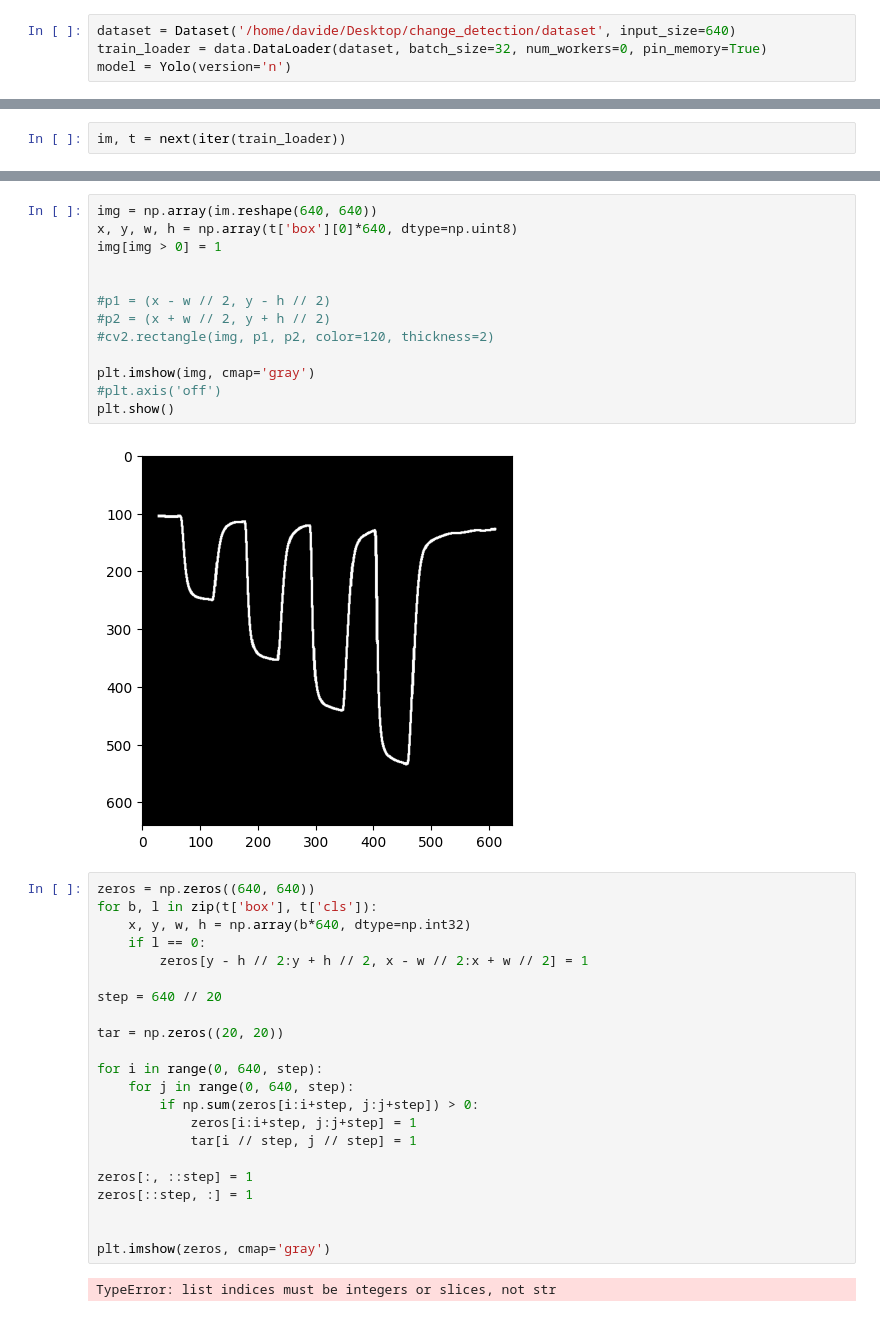
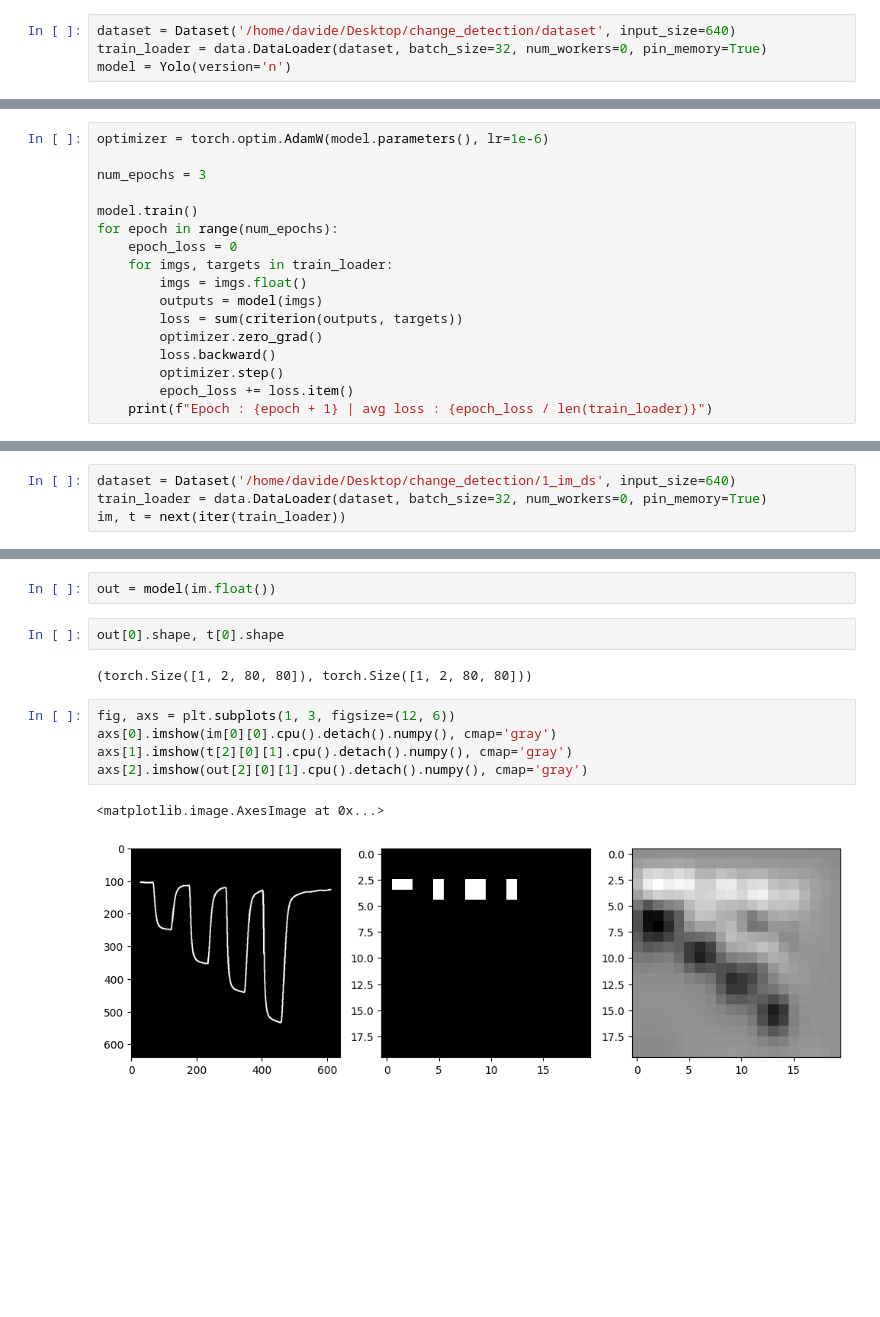
Before and after one commit to davide710/change_detection, a Jupyter notebook: test.ipynb, the cells around one changed output, grey strips where cells are left out. Saved outputs shown, nothing was run; the diff lists cells and outputs as text; blank space fills up the shorter version.

Commit message:
simple model mwe

```diff
--- a/test.ipynb
+++ b/test.ipynb
@@ -118,0 +167,17 @@ class SimpleLoss:
+# %%
+optimizer = torch.optim.AdamW(model.parameters(), lr=1e-6)
+
+num_epochs = 3
+
+model.train()
+for epoch in range(num_epochs):
+    epoch_loss = 0
+    for imgs, targets in train_loader:
+        imgs = imgs.float()
+        outputs = model(imgs)
+        loss = sum(criterion(outputs, targets))
+        optimizer.zero_grad()
+        loss.backward()
+        optimizer.step()
+        epoch_loss += loss.item()
+    print(f"Epoch : {epoch + 1} | avg loss : {epoch_loss / len(train_loader)}")
@@ -119,2 +188,4 @@ class SimpleLoss:
 # %%
+dataset = Dataset('/home/davide/Desktop/change_detection/1_im_ds', input_size=640)
+train_loader = data.DataLoader(dataset, batch_size=32, num_workers=0, pin_memory=True)
 im, t = next(iter(train_loader))
@@ -134,39 +192,14 @@ plt.imshow(t[2][0][0], cmap='gray')
-# %%
-img = np.array(im.reshape(640, 640))
-x, y, w, h = np.array(t['box'][0]*640, dtype=np.uint8)
-img[img > 0] = 1
-
-
-#p1 = (x - w // 2, y - h // 2)
-#p2 = (x + w // 2, y + h // 2)
-#cv2.rectangle(img, p1, p2, color=120, thickness=2)
-
-plt.imshow(img, cmap='gray')
-#plt.axis('off')
-plt.show()
-# %% [output]
-[figure, removed]
-# %%
-zeros = np.zeros((640, 640))
-for b, l in zip(t['box'], t['cls']):
-    x, y, w, h = np.array(b*640, dtype=np.int32)
-    if l == 0:
-        zeros[y - h // 2:y + h // 2, x - w // 2:x + w // 2] = 1
-
-step = 640 // 20
-
-tar = np.zeros((20, 20))
-
-for i in range(0, 640, step):
-    for j in range(0, 640, step):
-        if np.sum(zeros[i:i+step, j:j+step]) > 0:
-            zeros[i:i+step, j:j+step] = 1
-            tar[i // step, j // step] = 1
-
-zeros[:, ::step] = 1
-zeros[::step, :] = 1
-
-
-plt.imshow(zeros, cmap='gray')
-# %% [output]
-TypeError: list indices must be integers or slices, not str
+# %%
+out = model(im.float())
+# %%
+out[0].shape, t[0].shape
+# %% [output]
+(torch.Size([1, 2, 80, 80]), torch.Size([1, 2, 80, 80]))
+# %%
+fig, axs = plt.subplots(1, 3, figsize=(12, 6))
+axs[0].imshow(im[0][0].cpu().detach().numpy(), cmap='gray')
+axs[1].imshow(t[2][0][1].cpu().detach().numpy(), cmap='gray')
+axs[2].imshow(out[2][0][1].cpu().detach().numpy(), cmap='gray')
+# %% [output]
+<matplotlib.image.AxesImage at 0x...>
+[figure, added]
```
Also changed, not shown: parts of 5 cells of this notebook, 2 other files.
